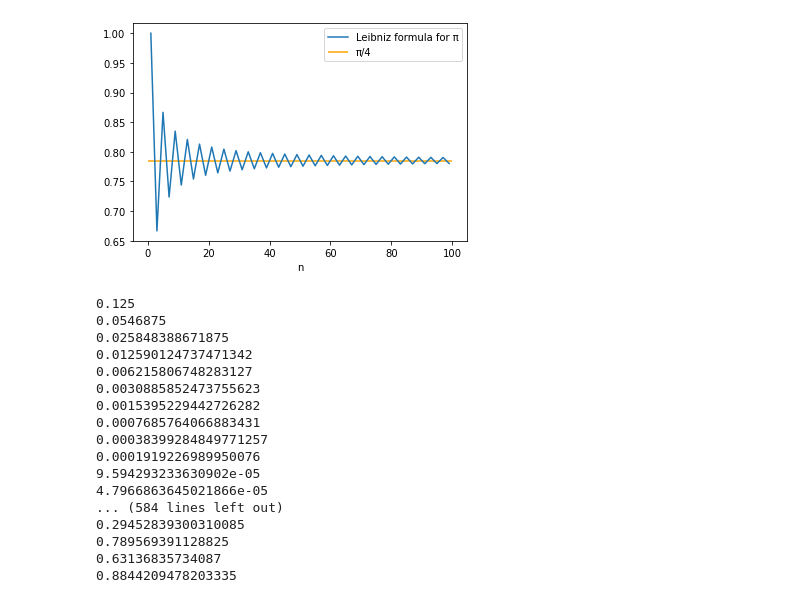
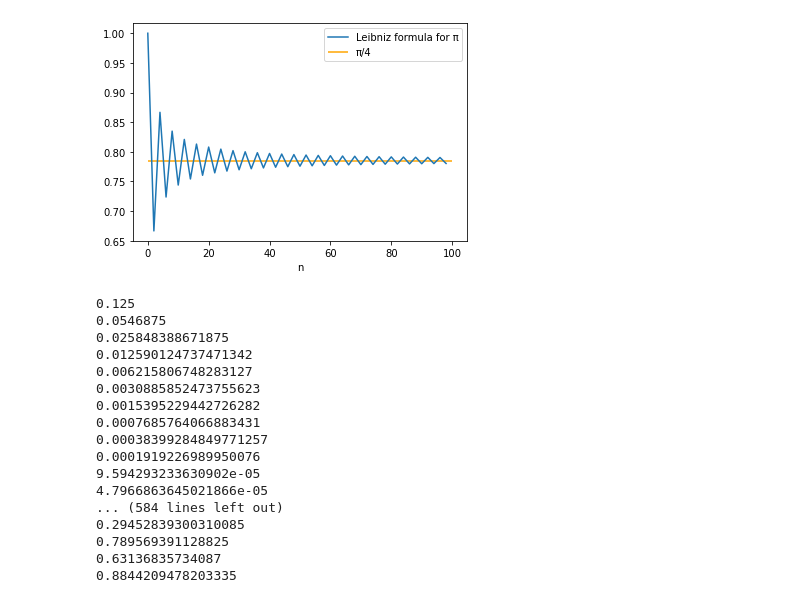
Before and after one commit to tjdgus5160/2021_cphys1, a Jupyter notebook: hw3.ipynb, the cells around one changed output. Cells and saved outputs as stored; diff of their text form; code cells hidden in the pictures.

```diff
--- a/hw3.ipynb
+++ b/hw3.ipynb
@@ -3,30 +3,25 @@
 import numpy as np
 import matplotlib.pyplot as plt
 import math
-# %%
-def Leibniz(n):
-    x, y = [],[]
-    f = 0
-    a = [i for i in range(1, n+1) if i % 2 == 1]
-    for i in range(0,len(a)):
-        if i % 2 == 0:
-            f += 1/a[i]
-            y.append(f)
-            x.append(a[i])
-        elif i % 2 == 1:
-            f -= 1/a[i]
-            y.append(f)
-            x.append(a[i])
-
-    plt.xlabel('n')
-    plt.plot(x,y,label='Leibniz formula for π')
-    plt.hlines(np.pi/4,0,100,color='orange',label='π/4')
-    plt.legend()
-    plt.show()
-
-Leibniz(100)
-# %% [output]
-[figure, removed]
+# %%
+def Leibniz(a):
+    f = 1
+    for n in range(1,a):
+        if n % 4 == 1:
+            f += (1*(-1)**(n))/(n+2)
+        elif n % 4 == 3:
+            f += (1*(-1)**(n-1))/(n+2)
+    return f
+
+x = np.arange(0,100,2)
+y = [Leibniz(1), Leibniz(3), Leibniz(5), Leibniz(7), Leibniz(9), Leibniz(11), Leibniz(13), Leibniz(15), Leibniz(17), Leibniz(19), Leibniz(21), Leibniz(23), Leibniz(25), Leibniz(27), Leibniz(29), Leibniz(31), Leibniz(33), Leibniz(35), Leibniz(37), Leibniz(39), Leibniz(41), Leibniz(43), Leibniz(45), Leibniz(47), Leibniz(49), Leibniz(51), Leibniz(53), Leibniz(55), Leibniz(57), Leibniz(59), Leibniz(61), Leibniz(63), Leibniz(65), Leibniz(67), Leibniz(69), Leibniz(71), Leibniz(73), Leibniz(75), Leibniz(77), Leibniz(79), Leibniz(81), Leibniz(83), Leibniz(85), Leibniz(87), Leibniz(89), Leibniz(91), Leibniz(93), Leibniz(95), Leibniz(97), Leibniz(99)]
+plt.xlabel('n')
+plt.plot(x,y,label='Leibniz formula for π')
+plt.hlines(np.pi/4,0,100,color='orange',label='π/4')
+plt.legend()
+plt.show()
+# %% [output]
+[figure, added]
 # %%
 def LogisticMap(f, r):
     for i in range(100):
```
